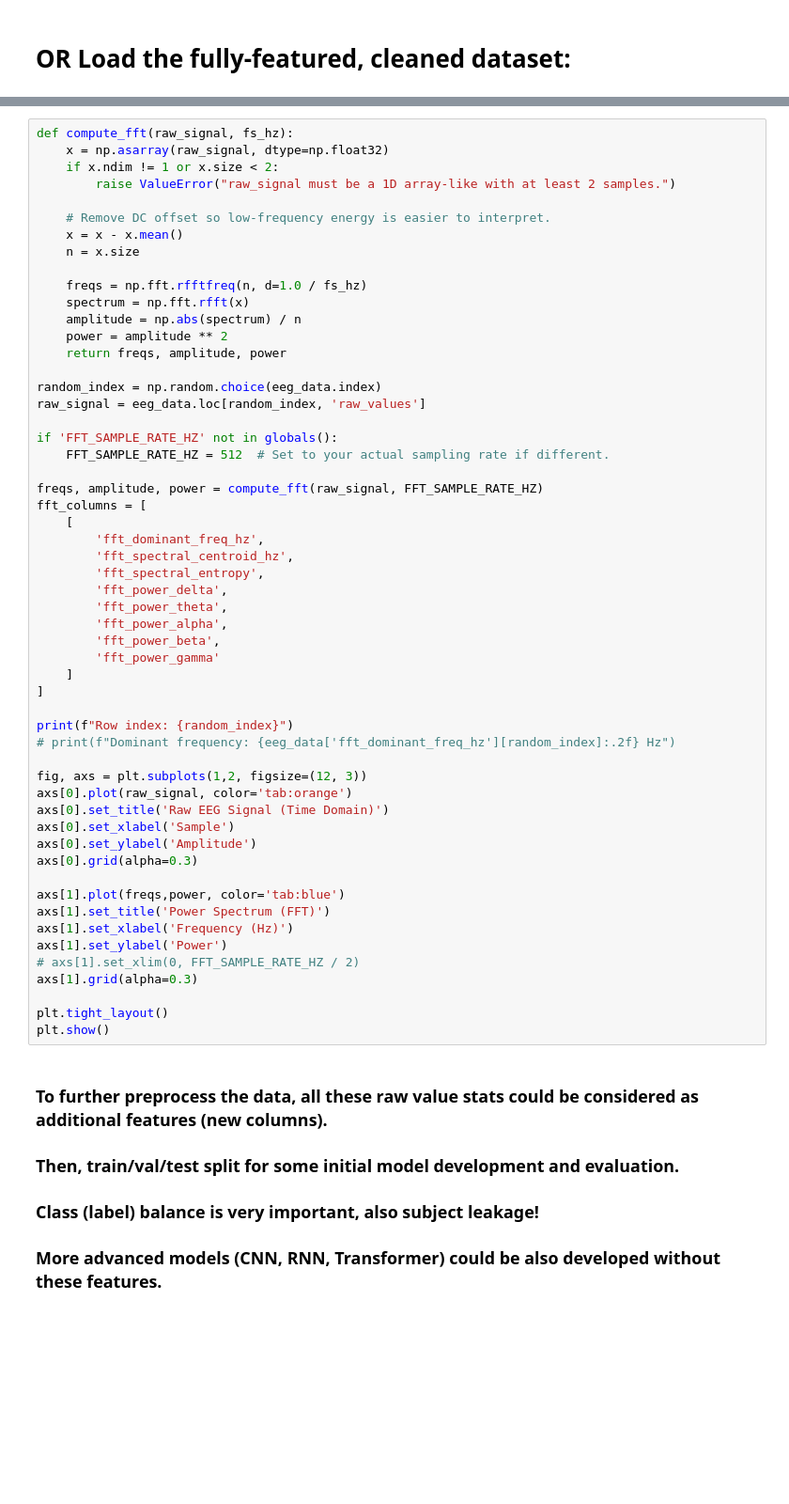
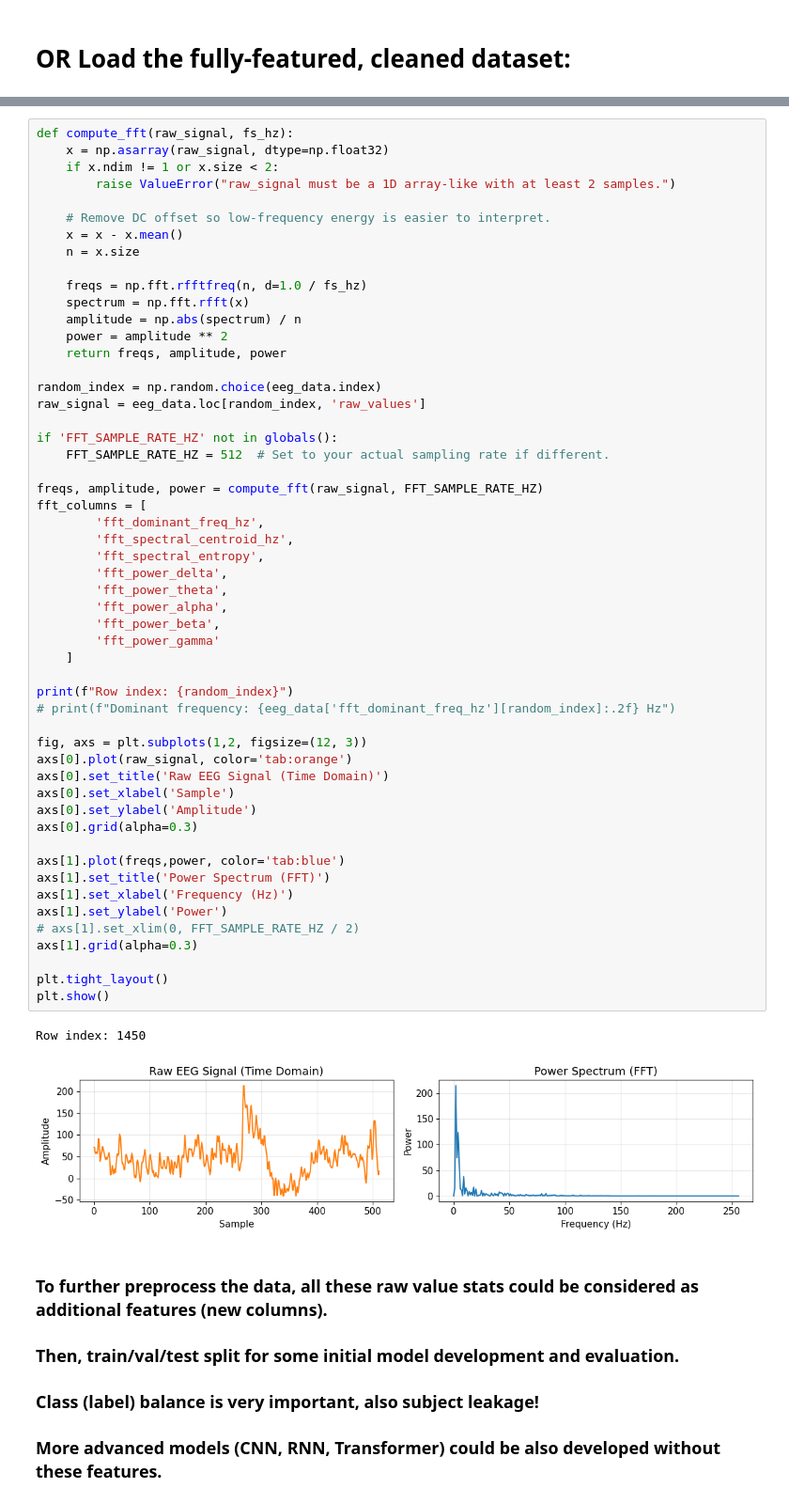
Before and after one commit to parhamkebria/EEG, a Jupyter notebook: EEG_Power_MLP.ipynb, the cells around one changed output, grey strips where cells are left out. Shown at 94% size. Drawn from its saved outputs; the diff is of its cells as text; blank space fills up the shorter version.

```diff
--- a/EEG_Power_MLP.ipynb
+++ b/EEG_Power_MLP.ipynb
@@ -430,37 +419,38 @@ if 'FFT_SAMPLE_RATE_HZ' not in globals():
 
 freqs, amplitude, power = compute_fft(raw_signal, FFT_SAMPLE_RATE_HZ)
 fft_columns = [
-    [
         'fft_dominant_freq_hz',
         'fft_spectral_centroid_hz',
         'fft_spectral_entropy',
         'fft_power_delta',
         'fft_power_theta',
         'fft_power_alpha',
         'fft_power_beta',
         'fft_power_gamma'
     ]
-]
 
 print(f"Row index: {random_index}")
 # print(f"Dominant frequency: {eeg_data['fft_dominant_freq_hz'][random_index]:.2f} Hz")
 
 fig, axs = plt.subplots(1,2, figsize=(12, 3))
 axs[0].plot(raw_signal, color='tab:orange')
 axs[0].set_title('Raw EEG Signal (Time Domain)')
 axs[0].set_xlabel('Sample')
 axs[0].set_ylabel('Amplitude')
 axs[0].grid(alpha=0.3)
 
 axs[1].plot(freqs,power, color='tab:blue')
 axs[1].set_title('Power Spectrum (FFT)')
 axs[1].set_xlabel('Frequency (Hz)')
 axs[1].set_ylabel('Power')
 # axs[1].set_xlim(0, FFT_SAMPLE_RATE_HZ / 2)
 axs[1].grid(alpha=0.3)
 
 plt.tight_layout()
 plt.show()
+# %% [output]
+Row index: 1450
+[figure, added]
 # %% [markdown]
 ### To further preprocess the data, all these raw value stats could be considered as additional features (new columns).
 
```
Also changed, not shown: parts of 9 cells of this notebook, 2 other files.
